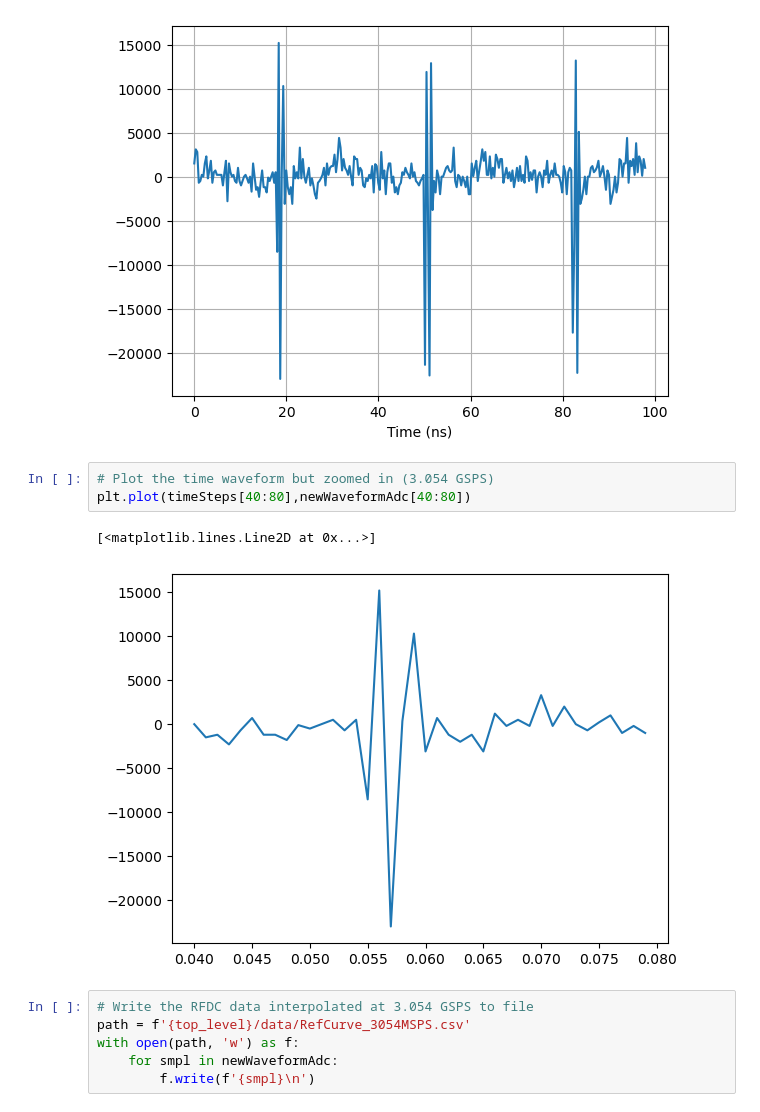
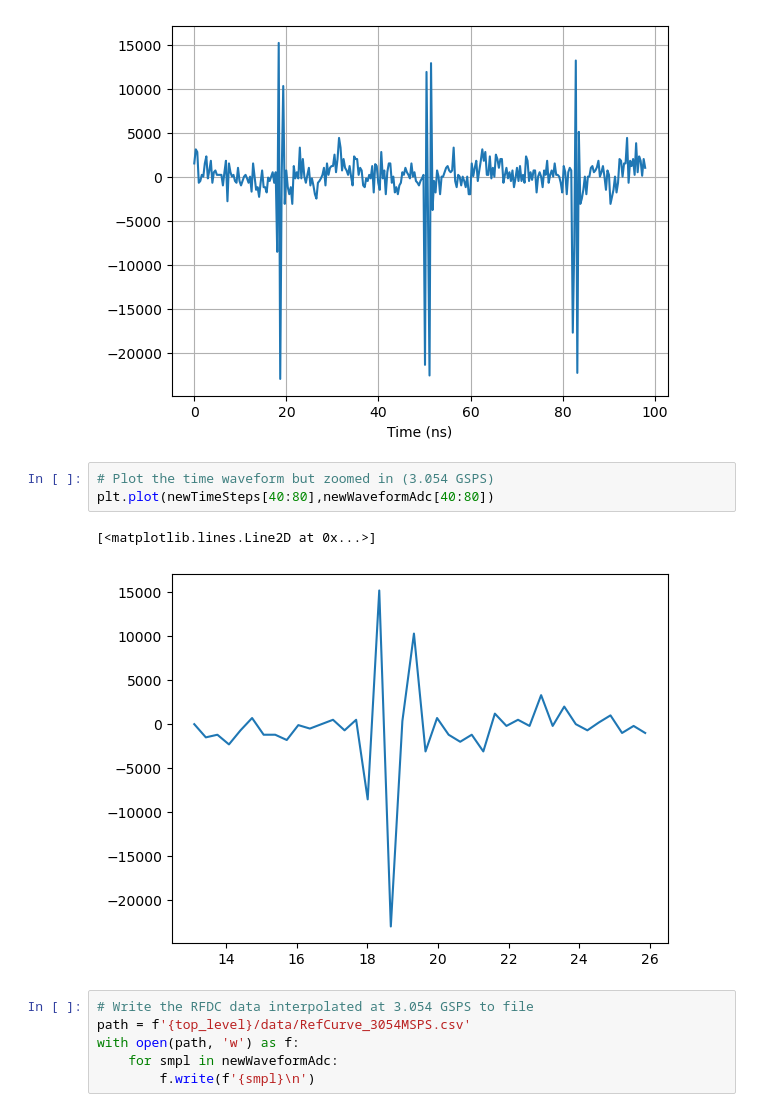
Before and after one commit to slaclab/kek-bpm-rfsoc-dev, a Jupyter notebook: software/notebooks/BpmWaveform.ipynb, the cells around one changed output. Cells and saved outputs as stored; diff of their text form.

```diff
--- a/software/notebooks/BpmWaveform.ipynb
+++ b/software/notebooks/BpmWaveform.ipynb
@@ -73,10 +73,10 @@ plt.grid()
 [figure]
 # %%
 # Plot the time waveform but zoomed in (3.054 GSPS)
-plt.plot(timeSteps[40:80],newWaveformAdc[40:80])
+plt.plot(newTimeSteps[40:80],newWaveformAdc[40:80])
 # %% [output]
 [<matplotlib.lines.Line2D at 0x...>]
-[figure, old version]
+[figure, new version]
 # %%
 # Write the RFDC data interpolated at 3.054 GSPS to file
 path = f'{top_level}/data/RefCurve_3054MSPS.csv'
```
